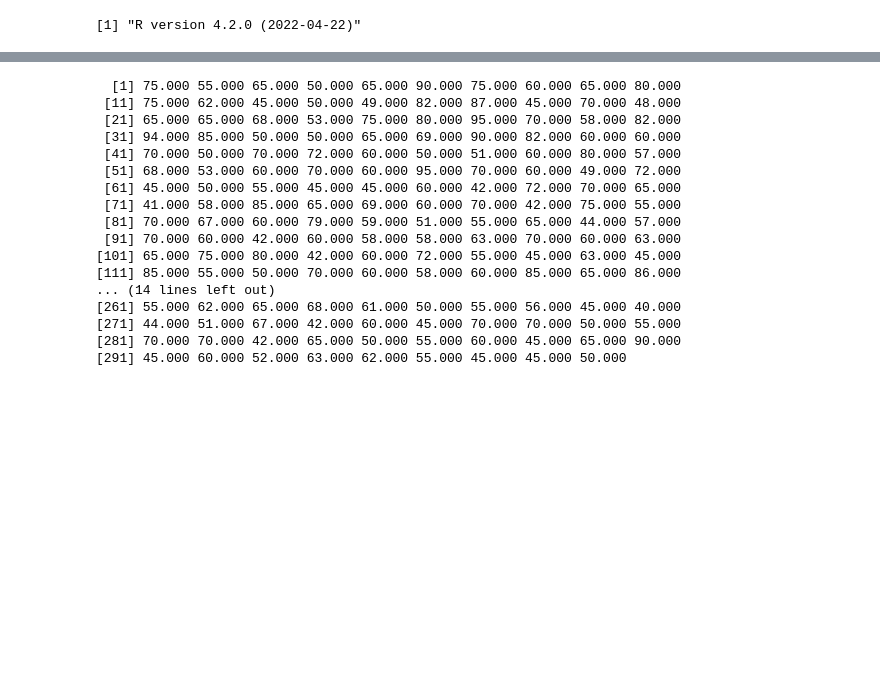
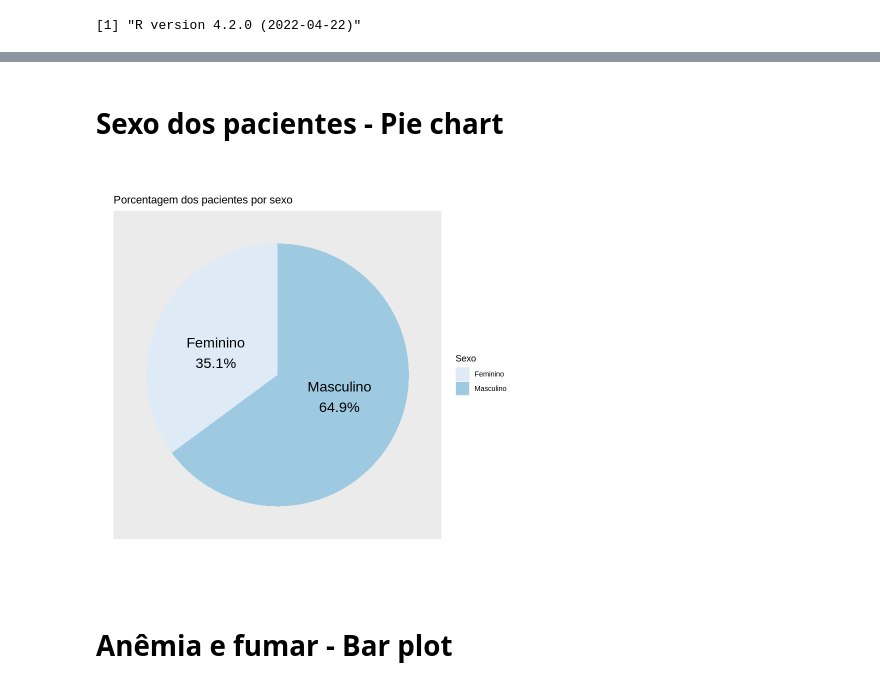
Before and after one commit to aamgoulart/heart-failure-analysis, a Jupyter notebook: Trabalho_final_Prob.ipynb, the cells around one changed output, grey strips where cells are left out. Saved outputs shown, nothing was run; the diff lists cells and outputs as text; code cells hidden in the pictures; blank space fills up the shorter version.

```diff
--- a/Trabalho_final_Prob.ipynb
+++ b/Trabalho_final_Prob.ipynb
@@ -27,23 +18,43 @@ Warning message in library(package, lib.loc = lib.loc, character.only = TRUE, lo
 # %%
-dataset <- read.csv("/content/heart_failure_clinical_records_dataset.csv")
-dataset <- as.data.frame(unclass(dataset), stringsAsFactors = TRUE)
+heart_data <- read.csv("/content/heart_failure_clinical_records_dataset.csv")
-# %%
-dataset$age
-# %% [output]
-  [1] 75.000 55.000 65.000 50.000 65.000 90.000 75.000 60.000 65.000 80.000
- [11] 75.000 62.000 45.000 50.000 49.000 82.000 87.000 45.000 70.000 48.000
- [21] 65.000 65.000 68.000 53.000 75.000 80.000 95.000 70.000 58.000 82.000
- [31] 94.000 85.000 50.000 50.000 65.000 69.000 90.000 82.000 60.000 60.000
- [41] 70.000 50.000 70.000 72.000 60.000 50.000 51.000 60.000 80.000 57.000
- [51] 68.000 53.000 60.000 70.000 60.000 95.000 70.000 60.000 49.000 72.000
- [61] 45.000 50.000 55.000 45.000 45.000 60.000 42.000 72.000 70.000 65.000
- [71] 41.000 58.000 85.000 65.000 69.000 60.000 70.000 42.000 75.000 55.000
- [81] 70.000 67.000 60.000 79.000 59.000 51.000 55.000 65.000 44.000 57.000
- [91] 70.000 60.000 42.000 60.000 58.000 58.000 63.000 70.000 60.000 63.000
-[101] 65.000 75.000 80.000 42.000 60.000 72.000 55.000 45.000 63.000 45.000
-[111] 85.000 55.000 50.000 70.000 60.000 58.000 60.000 85.000 65.000 86.000
-... (14 lines left out)
-[261] 55.000 62.000 65.000 68.000 61.000 50.000 55.000 56.000 45.000 40.000
-[271] 44.000 51.000 67.000 42.000 60.000 45.000 70.000 70.000 50.000 55.000
-[281] 70.000 70.000 42.000 65.000 50.000 55.000 60.000 45.000 65.000 90.000
-[291] 45.000 60.000 52.000 63.000 62.000 55.000 45.000 45.000 50.000
+# %%
+heart_data <- heart_data %>%
+  mutate(sex = ifelse(sex == 0,"Feminino","Masculino"))
+
+heart_data <- heart_data %>%
+  mutate(anaemia = ifelse(anaemia == 0,"Não tem anêmia","Anêmico"))
+
+heart_data <- heart_data %>%
+  mutate(smoking = ifelse(smoking == 0,"Não fumante","Fumante"))
+
+heart_data <- heart_data %>%
+  mutate(DEATH_EVENT = ifelse(DEATH_EVENT == 0,"Saudável","Sofreu ataque cardíaco"))
+# %% [markdown]
+# Sexo dos pacientes - Pie chart
+# %%
+var_sexo <- heart_data$sex
+df_sexo <- as.data.frame(table(var_sexo))
+df_sexo$per <- c((table(var_sexo)/length(var_sexo)*100))
+df_sexo <- df_sexo %>%
+  arrange(desc(var_sexo)) %>%
+  mutate(prop = Freq / sum(df_sexo$Freq) *100) %>%
+  mutate(ypos = cumsum(prop)- 0.5*prop )
+# %%
+pie <- ggplot(df_sexo, aes(x="", y=per, fill=var_sexo))+
+  geom_bar(width = 1, stat = "identity")+ coord_polar("y", start=0) +
+  scale_fill_brewer(palette="Blues") +
+  theme(panel.grid = element_blank(),
+        axis.ticks = element_blank(),
+        axis.text =element_blank(),
+        panel.border = element_blank()) +
+  geom_text(aes(y = ypos-2, label = paste(var_sexo, scales::percent(per/100, accuracy = .1), sep = "\n")), color = "black", size=6) +
+  scale_y_continuous(name="") +
+  scale_x_discrete(name="") +
+  ggtitle("Porcentagem dos pacientes por sexo") +
+  labs(fill='Sexo')
+
+pie
+# %% [output]
+[figure, added]
+# %% [markdown]
+#   Anêmia e fumar - Bar plot
```
Also changed, not shown: parts of 8 cells of this notebook.
